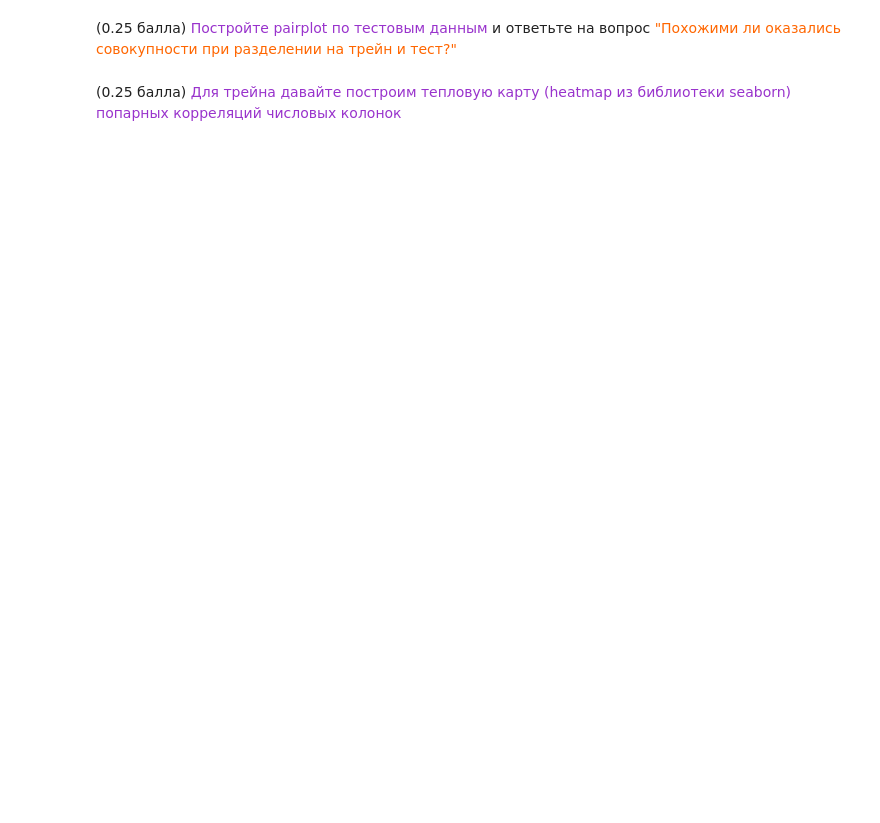
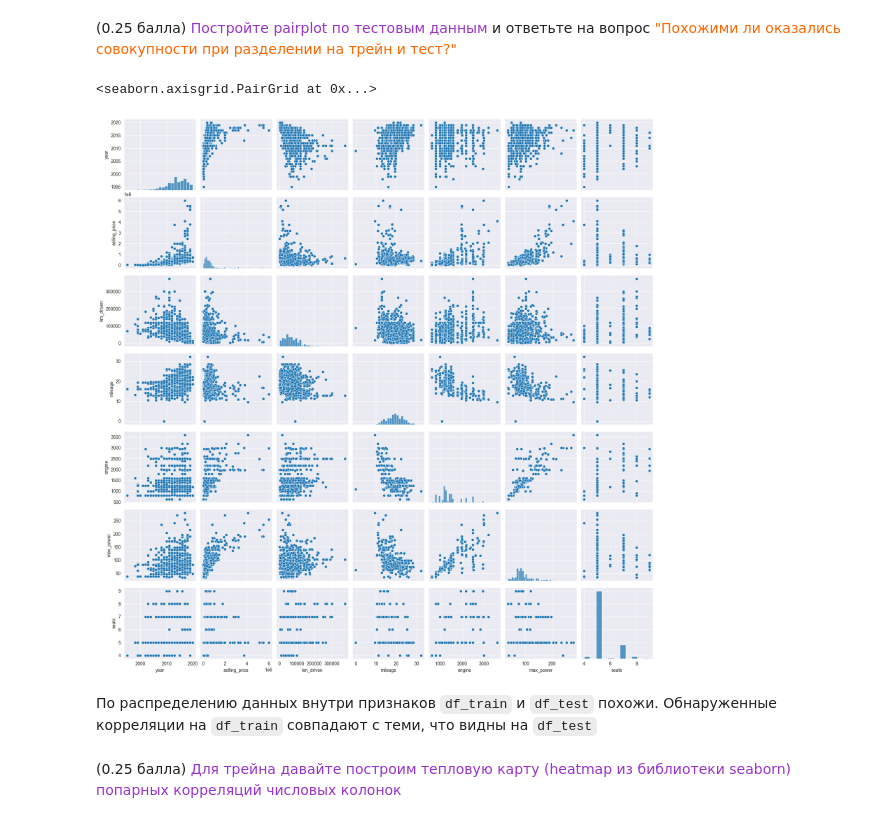
Before and after one commit to TiunovNN/hse-ml-homeworks, a Jupyter notebook: homework1/HW1_Regression_with_inference.ipynb, the cells around one changed output. Cells and saved outputs as stored; diff of their text form; code cells hidden in the pictures; blank space fills up the shorter version.

```diff
--- a/homework1/HW1_Regression_with_inference.ipynb
+++ b/homework1/HW1_Regression_with_inference.ipynb
@@ -350,2 +330,9 @@ df_test[columns] = df_test[columns].astype('int')
+# %%
+sns.pairplot(df_test)
+# %% [output]
+<seaborn.axisgrid.PairGrid at 0x...>
+[figure, added]
+# %% [markdown]
+По распределению данных внутри признаков `df_train` и `df_test` похожи. Обнаруженные корреляции на `df_train` совпадают с теми, что видны на `df_test`
 # %% [markdown]
 (0.25 балла) <font color='#9933CC'>Для трейна давайте построим тепловую карту (heatmap из библиотеки seaborn) попарных корреляций числовых колонок</font>
```
Also changed, not shown: parts of 35 cells of this notebook.
